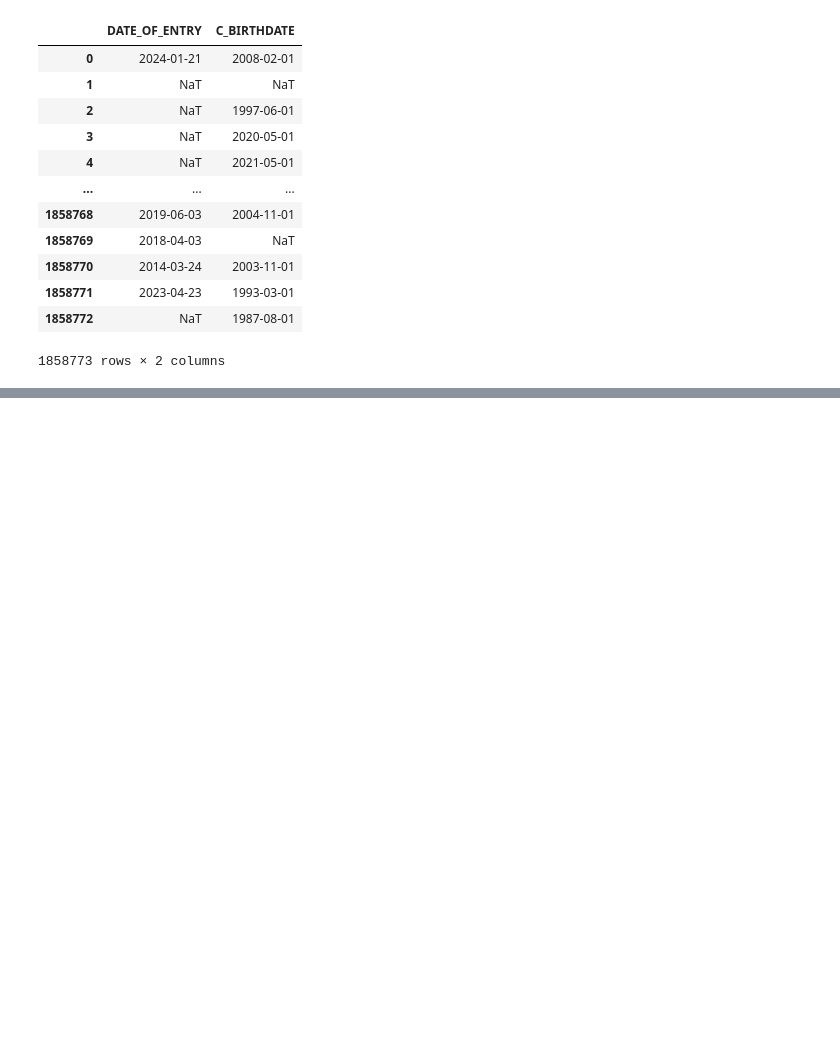
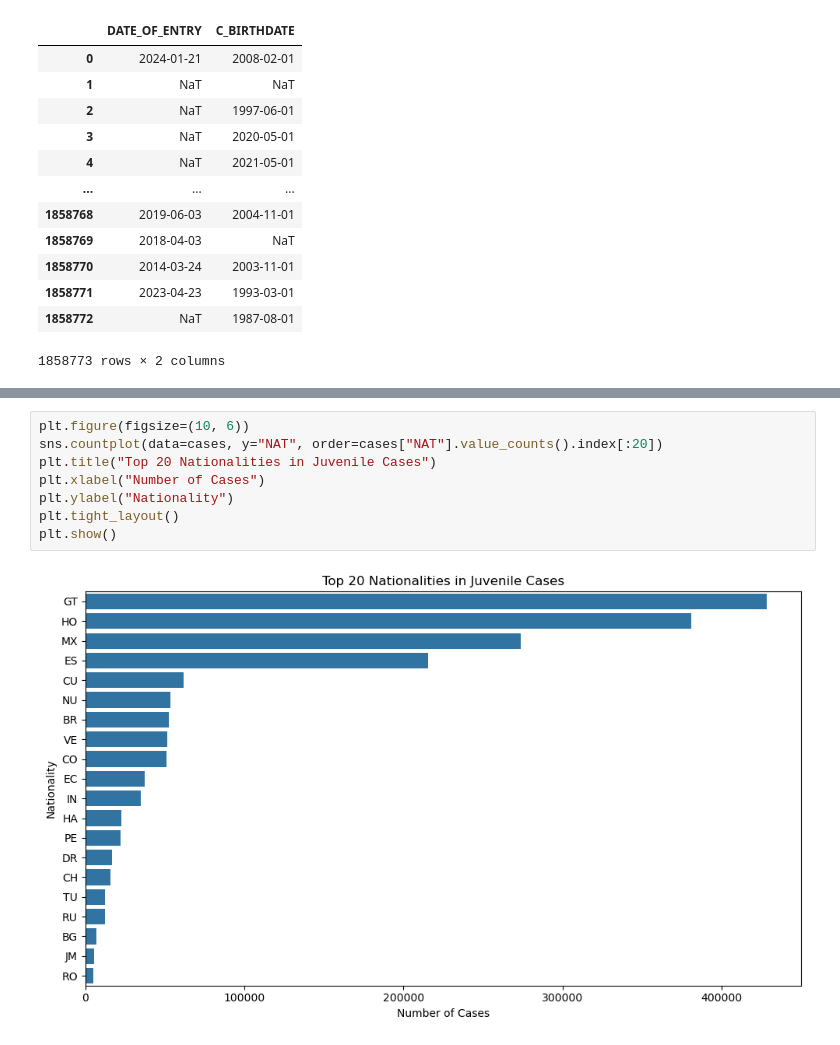
Before and after one commit to MIT-Emerging-Talent/ET6-CDSP-group-19-repo, a Jupyter notebook: 3_data_exploration/notebooks/03_eda_juvenile_cases.ipynb, the cells around one changed output, grey strips where cells are left out. Drawn from its saved outputs; the diff is of its cells as text; blank space fills up the shorter version.

```diff
--- a/3_data_exploration/notebooks/03_eda_juvenile_cases.ipynb
+++ b/3_data_exploration/notebooks/03_eda_juvenile_cases.ipynb
@@ -412,0 +514,10 @@ cases[["DATE_OF_ENTRY", "C_BIRTHDATE"]]
+# %%
+plt.figure(figsize=(10, 6))
+sns.countplot(data=cases, y="NAT", order=cases["NAT"].value_counts().index[:20])
+plt.title("Top 20 Nationalities in Juvenile Cases")
+plt.xlabel("Number of Cases")
+plt.ylabel("Nationality")
+plt.tight_layout()
+plt.show()
+# %% [output]
+[figure, added]
```
Also changed, not shown: parts of 18 cells of this notebook.
